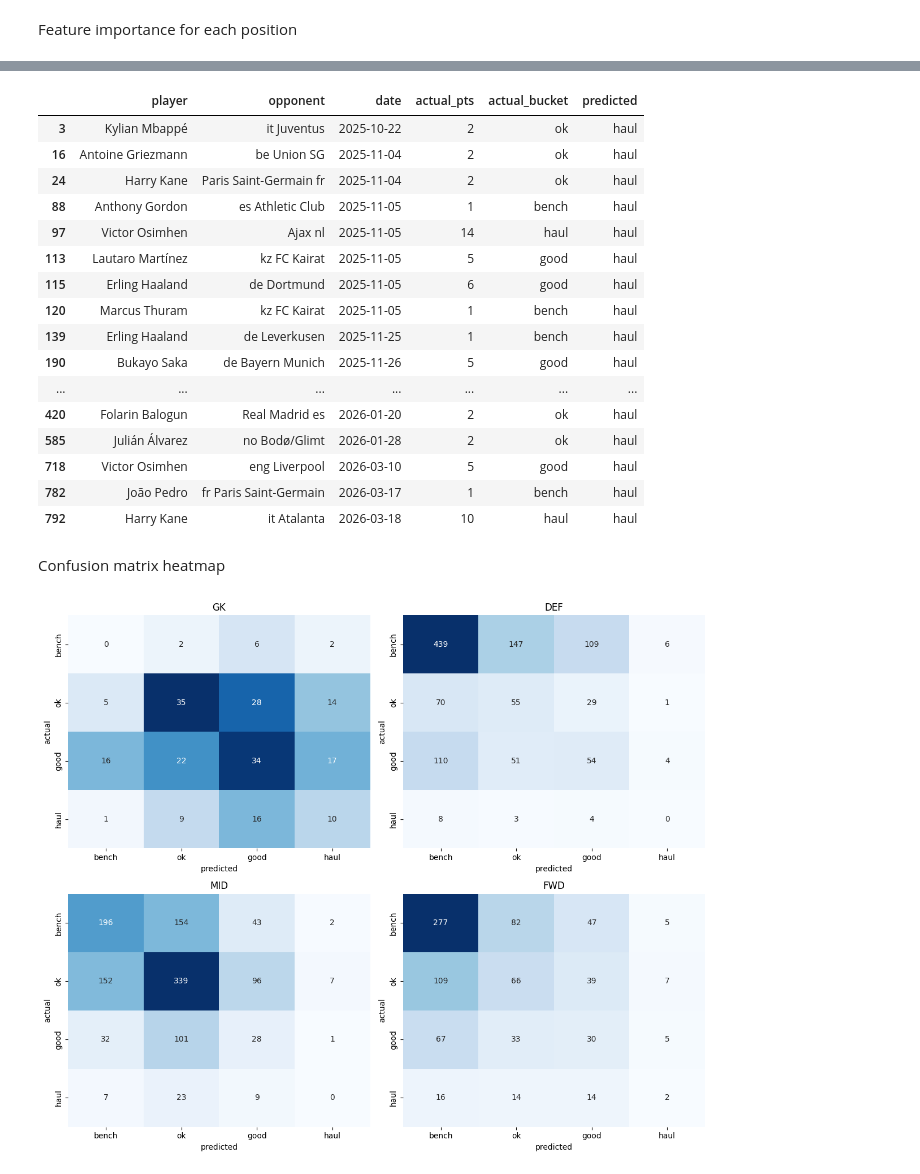
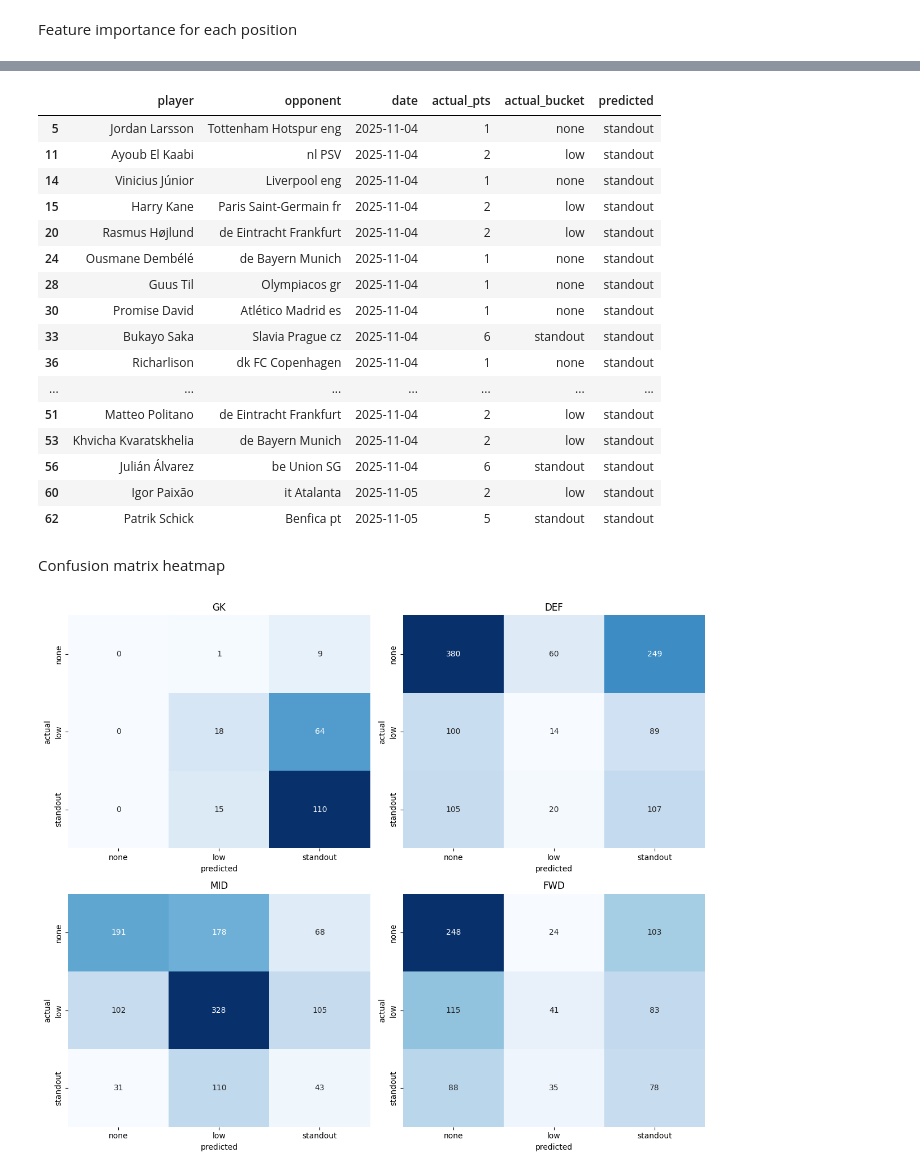
Before and after one commit to JamesMan689/fantasyfinalproject439, a Jupyter notebook: src/model.ipynb, the cells around one changed output, grey strips where cells are left out. Cells and saved outputs as stored; diff of their text form; code cells hidden in the pictures.

Commit message:
merge good and haul into standout class

```diff
--- a/src/model.ipynb
+++ b/src/model.ipynb
@@ -103,8 +103,8 @@ df_sorted = df.sort_values("date").reset_index(drop=True)
 df_sorted["home_away"] = (df_sorted["home_away"] == "home").astype(int)
 
 y_all = pd.cut(df_sorted["fantasy_points"].clip(lower=0),
-            bins=[-1, 1, 4, 8, 100],
-            labels=[0, 1, 2, 3]).astype(int)
+            bins=[-1, 1, 4, 100],
+            labels=[0, 1, 2]).astype(int)
 
 
 print("Total rows:", len(df_sorted))
@@ -228,21 +228,33 @@ Training one XGBoost classifier per position with balanced class weights so the
 # %%
 models = {}
 
+# Position-specific weights: push standout weight harder for positions where standouts are rarest
+weights_by_pos = {
+    "GK":  {0: 1.0, 1: 1.0, 2: 1.0},
+    "DEF": {0: 1.0, 1: 1.5, 2: 5.0},
+    "MID": {0: 1.0, 1: 1.0, 2: 4.0},
+    "FWD": {0: 1.0, 1: 1.0, 2: 3.0},
+}
+
 for pos, (X_tr, X_te, y_tr, y_te) in splits.items():
 
-    sw = compute_sample_weight(class_weight="balanced", y=y_tr)
+    sw = y_tr.map(weights_by_pos[pos]).values
 
     if pos == "GK":
         m = XGBClassifier(objective="multi:softprob", num_class=4,
+
                             n_estimators=150, max_depth=4, learning_rate=0.05,
+
                             random_state=42)
+
     else:
         m = XGBClassifier(objective="multi:softprob", num_class=4,
+
                             n_estimators=400, max_depth=6, learning_rate=0.05,
+
                             random_state=42)
 
     m.fit(X_tr, y_tr, sample_weight=sw)
-
     models[pos] = m
 # %%
 # show accuracy
@@ -351,42 +363,42 @@ results.sample(20, random_state=1)
 # %%
-# examples where the model predicted a haul
-results[results["predicted"] == "haul"].head(20)
+# examples where the model predicted a standout
+results[results["predicted"] == "standout"].head(20)
 # %% [output]
 |  | player | opponent | date | actual_pts | actual_bucket | predicted |
-| 3 | Kylian Mbappé | it Juventus | 2025-10-22 | 2 | ok | haul |
-| 16 | Antoine Griezmann | be Union SG | 2025-11-04 | 2 | ok | haul |
-| 24 | Harry Kane | Paris Saint-Germain fr | 2025-11-04 | 2 | ok | haul |
-| 88 | Anthony Gordon | es Athletic Club | 2025-11-05 | 1 | bench | haul |
-| 97 | Victor Osimhen | Ajax nl | 2025-11-05 | 14 | haul | haul |
-| 113 | Lautaro Martínez | kz FC Kairat | 2025-11-05 | 5 | good | haul |
-| 115 | Erling Haaland | de Dortmund | 2025-11-05 | 6 | good | haul |
-| 120 | Marcus Thuram | kz FC Kairat | 2025-11-05 | 1 | bench | haul |
-| 139 | Erling Haaland | de Leverkusen | 2025-11-25 | 1 | bench | haul |
-| 190 | Bukayo Saka | de Bayern Munich | 2025-11-26 | 5 | good | haul |
+| 5 | Jordan Larsson | Tottenham Hotspur eng | 2025-11-04 | 1 | none | standout |
+| 11 | Ayoub El Kaabi | nl PSV | 2025-11-04 | 2 | low | standout |
+| 14 | Vinicius Júnior | Liverpool eng | 2025-11-04 | 1 | none | standout |
+| 15 | Harry Kane | Paris Saint-Germain fr | 2025-11-04 | 2 | low | standout |
+| 20 | Rasmus Højlund | de Eintracht Frankfurt | 2025-11-04 | 2 | low | standout |
+| 24 | Ousmane Dembélé | de Bayern Munich | 2025-11-04 | 1 | none | standout |
+| 28 | Guus Til | Olympiacos gr | 2025-11-04 | 1 | none | standout |
+| 30 | Promise David | Atlético Madrid es | 2025-11-04 | 1 | none | standout |
+| 33 | Bukayo Saka | Slavia Prague cz | 2025-11-04 | 6 | standout | standout |
+| 36 | Richarlison | dk FC Copenhagen | 2025-11-04 | 1 | none | standout |
 | ... | ... | ... | ... | ... | ... | ... |
-| 420 | Folarin Balogun | Real Madrid es | 2026-01-20 | 2 | ok | haul |
-| 585 | Julián Álvarez | no Bodø/Glimt | 2026-01-28 | 2 | ok | haul |
-| 718 | Victor Osimhen | eng Liverpool | 2026-03-10 | 5 | good | haul |
-| 782 | João Pedro | fr Paris Saint-Germain | 2026-03-17 | 1 | bench | haul |
-| 792 | Harry Kane | it Atalanta | 2026-03-18 | 10 | haul | haul |
+| 51 | Matteo Politano | de Eintracht Frankfurt | 2025-11-04 | 2 | low | standout |
+| 53 | Khvicha Kvaratskhelia | de Bayern Munich | 2025-11-04 | 2 | low | standout |
+| 56 | Julián Álvarez | be Union SG | 2025-11-04 | 6 | standout | standout |
+| 60 | Igor Paixão | it Atalanta | 2025-11-05 | 2 | low | standout |
+| 62 | Patrik Schick | Benfica pt | 2025-11-05 | 5 | standout | standout |
 # %% [markdown]
 Confusion matrix heatmap
 # %%
 fig, axes = plt.subplots(2, 2, figsize=(12, 10))
 
-labels = ["bench", "ok", "good", "haul"]
+labels = ["none", "low", "standout"]
 
 for ax, (pos, m) in zip(axes.flat, models.items()):
     X_tr, X_te, y_tr, y_te = splits[pos]
     cm = confusion_matrix(y_te, m.predict(X_te))
     sns.heatmap(cm, annot=True, fmt="d", cmap="Blues",
                 xticklabels=labels, yticklabels=labels, ax=ax, cbar=False)
     ax.set_title(f"{pos}")
     ax.set_xlabel("predicted")
     ax.set_ylabel("actual")
 
 plt.tight_layout()
 
 plt.show()
 # %% [output]
-[figure, old version]
+[figure, new version]
```
Also changed, not shown: parts of 9 cells of this notebook, 1 other file.
